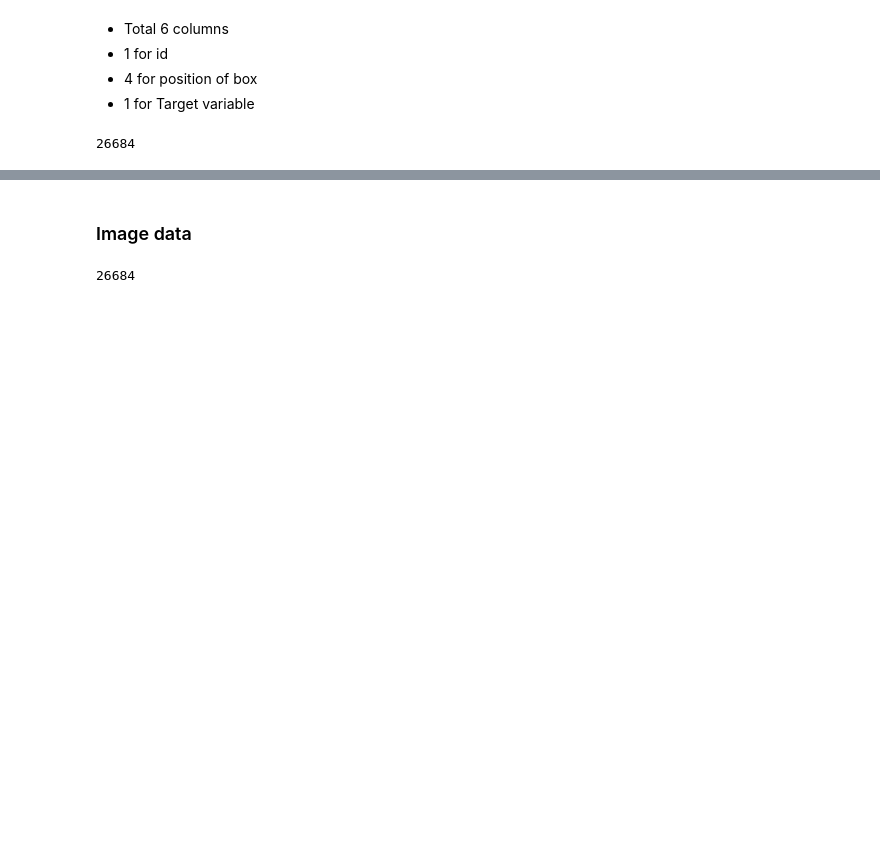
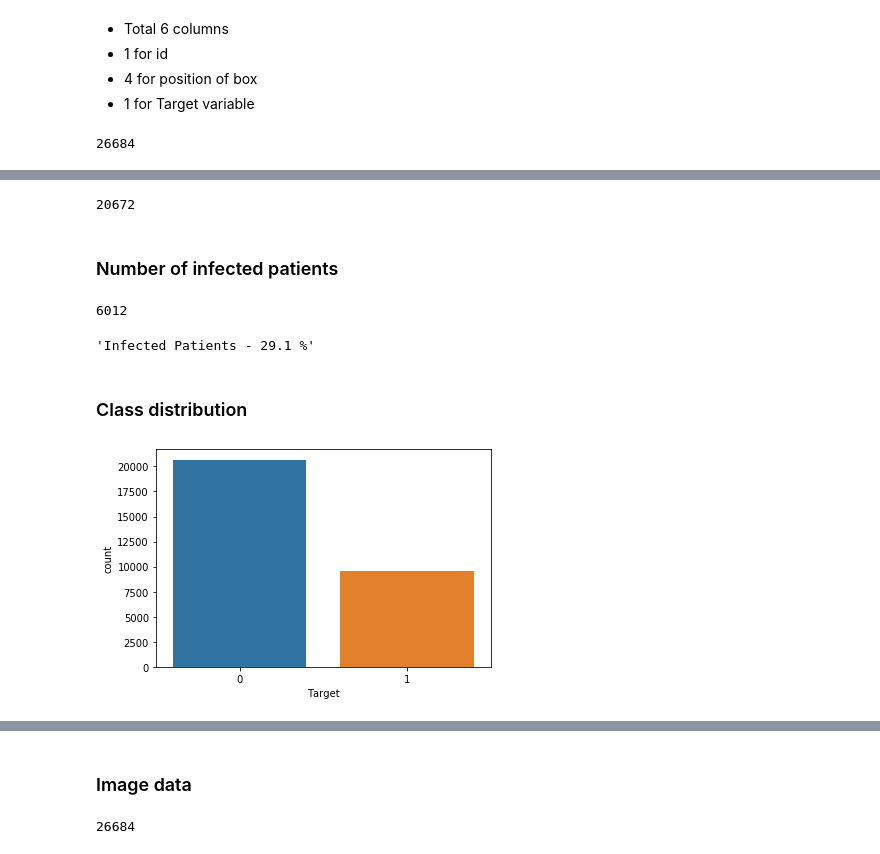
Before and after one commit to utkarsh-21st/RSNA-Pneumonia-Detection, a Jupyter notebook: notebook.ipynb, the cells around one changed output, grey strips where cells are left out. Cells and saved outputs as stored; diff of their text form; code cells hidden in the pictures; blank space fills up the shorter version.

```diff
--- a/notebook.ipynb
+++ b/notebook.ipynb
@@ -45,3 +135,23 @@ labels['Target'].hist();
+# %%
+(n_infected_area==0).sum()
+# %% [output]
+20672
+# %% [markdown]
+### Number of infected patients
+# %%
+(n_infected_area!=0).sum()
+# %% [output]
+6012
+# %%
+'Infected Patients - {0:.1f} %'.format(6012/20672*100)
+# %% [output]
+'Infected Patients - 29.1 %'
+# %% [markdown]
+### Class distribution
+# %%
+sns.countplot(labels['Target']);
+# %% [output]
+[figure, added]
 # %%
 np.bincount(labels['Target'])
 # %% [output]
```
Also changed, not shown: parts of 86 cells of this notebook.
